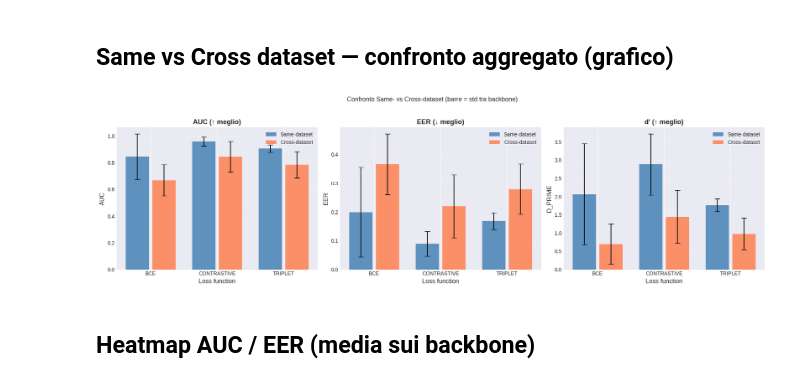
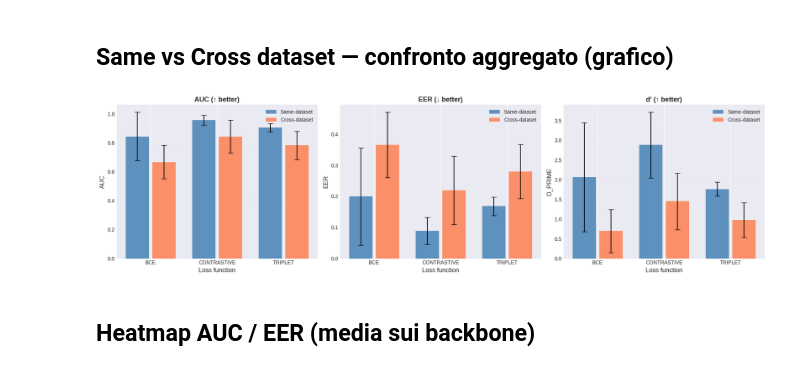
Before and after one commit to lorenzo-arcioni/HandVerify, a Jupyter notebook: notebooks/biometric_results_analysis_v3.ipynb, the cells around one changed output. Saved outputs shown, nothing was run; the diff lists cells and outputs as text; code cells hidden in the pictures.

```diff
--- a/notebooks/biometric_results_analysis_v3.ipynb
+++ b/notebooks/biometric_results_analysis_v3.ipynb
@@ -1239,7 +1239,7 @@ CONTRASTIVE rimes_to_iam            6     0.950    0.014     0.117    0.023
 # %%
 fig, axes = plt.subplots(1, 3, figsize=(18, 5))
 metrics_to_compare = ['auc', 'eer', 'd_prime']
-titles = ['AUC (\u2191 meglio)', 'EER (\u2193 meglio)', "d' (\u2191 meglio)"]
+titles = ['AUC (\u2191 better)', 'EER (\u2193 better)', "d' (\u2191 better)"]
 
 for idx, (metric, title) in enumerate(zip(metrics_to_compare, titles)):
     ax = axes[idx]
@@ -1254,35 +1254,35 @@ for idx, (metric, title) in enumerate(zip(metrics_to_compare, titles)):
                     same_vals_all.append(m[metric])
             for ds in ['iam_to_rimes', 'rimes_to_iam']:
                 m = computed_metrics[loss][model_name].get(ds)
                 if m is not None:
                     cross_vals_all.append(m[metric])
         if same_vals_all:
             ax.bar(x_pos, np.mean(same_vals_all), width=0.35,
                    label='Same-dataset' if x_pos == 0 else '', color='steelblue', alpha=0.85)
             ax.errorbar(x_pos, np.mean(same_vals_all), yerr=np.std(same_vals_all, ddof=1),
                         fmt='none', color='black', capsize=5)
         if cross_vals_all:
             ax.bar(x_pos + 0.4, np.mean(cross_vals_all), width=0.35,
                    label='Cross-dataset' if x_pos == 0 else '', color='coral', alpha=0.85)
             ax.errorbar(x_pos + 0.4, np.mean(cross_vals_all), yerr=np.std(cross_vals_all, ddof=1),
                         fmt='none', color='black', capsize=5)
         x_labels.append(loss.upper())
         x_ticks.append(x_pos + 0.2)
         x_pos += 1
     ax.set_xlabel('Loss function', fontsize=12)
     ax.set_ylabel(metric.upper(), fontsize=12)
     ax.set_title(title, fontsize=13, fontweight='bold')
     ax.set_xticks(x_ticks)
     ax.set_xticklabels(x_labels)
     ax.legend(fontsize=10)
     ax.grid(True, alpha=0.3, axis='y')
 
-fig.suptitle("Confronto Same- vs Cross-dataset (barre = std tra backbone)", fontsize=12, y=1.03)
+#fig.suptitle("Confronto Same- vs Cross-dataset (barre = std tra backbone)", fontsize=12, y=1.03)
 plt.tight_layout()
 plt.savefig('./images/same_vs_cross_comparison_aggregated.png', dpi=300, bbox_inches='tight')
 plt.show()
 # %% [output]
-[figure, old version]
+[figure, new version]
 # %% [markdown]
 ## Heatmap AUC / EER (media sui backbone)
 # %%
```
Also changed, not shown: parts of 1 cell of this notebook, 51 other files.
